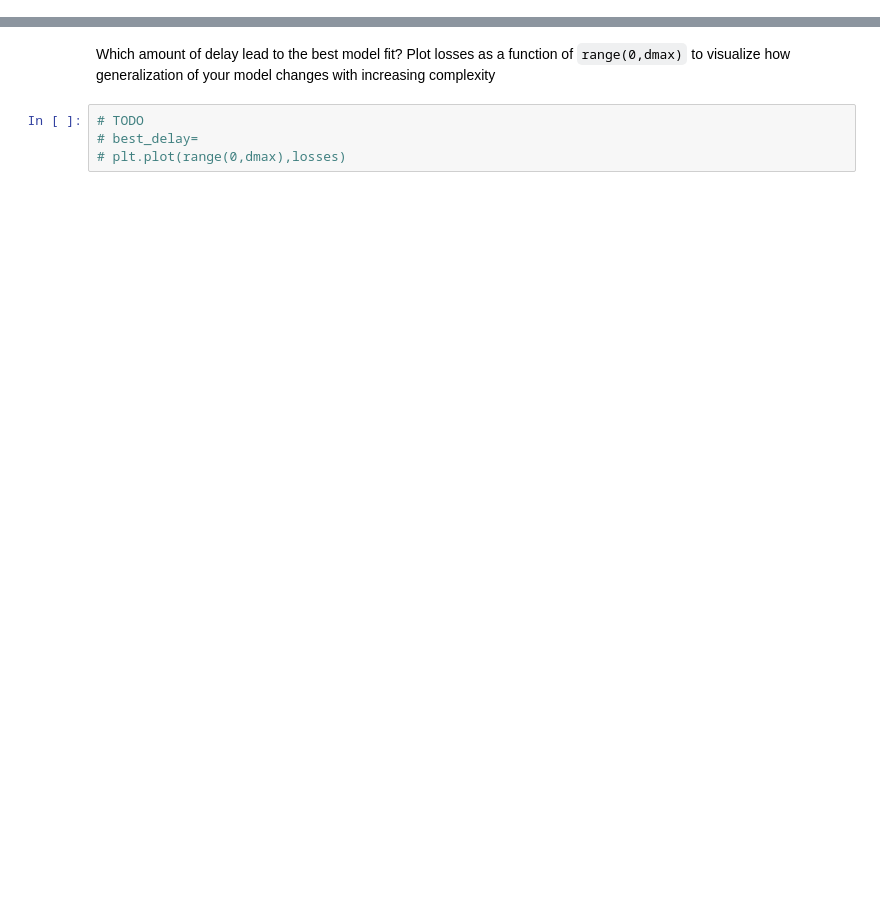
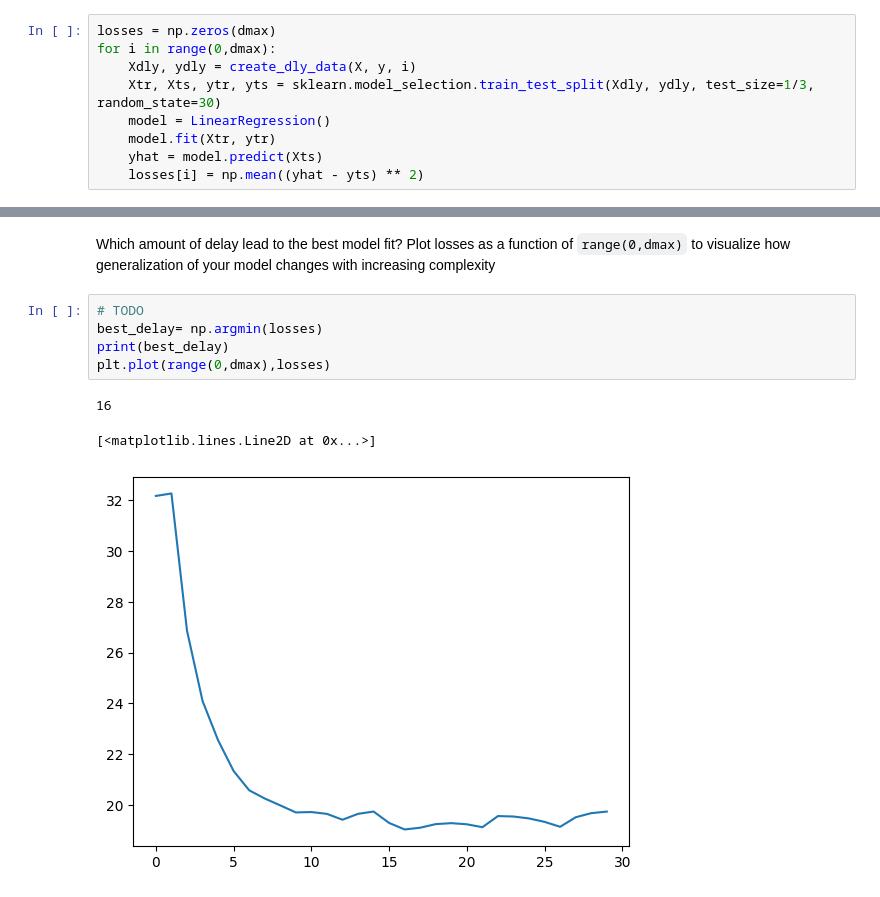
Before and after one commit to ivanearisty/obsidian, a Jupyter notebook: Classes + Uni/Machine Learning/demos/Lab2.2.iae225.ipynb, the cells around one changed output, grey strips where cells are left out. Drawn from its saved outputs; the diff is of its cells as text; blank space fills up the shorter version.

```diff
--- a/Classes + Uni/Machine Learning/demos/Lab2.2.iae225.ipynb
+++ b/Classes + Uni/Machine Learning/demos/Lab2.2.iae225.ipynb
@@ -241,0 +287,9 @@ Note that for different delay values you should be using a different **subset of
+# %%
+losses = np.zeros(dmax)
+for i in range(0,dmax):
+    Xdly, ydly = create_dly_data(X, y, i)
+    Xtr, Xts, ytr, yts = sklearn.model_selection.train_test_split(Xdly, ydly, test_size=1/3, random_state=30)
+    model = LinearRegression()
+    model.fit(Xtr, ytr)
+    yhat = model.predict(Xts)
+    losses[i] = np.mean((yhat - yts) ** 2)
@@ -243,5 +315,10 @@ Note that for different delay values you should be using a different **subset of
 Which amount of delay lead to the best model fit? Plot losses as a function of `range(0,dmax)` to visualize how generalization of your model changes with increasing complexity
 # %%
 # TODO
-# best_delay=
-# plt.plot(range(0,dmax),losses)
+best_delay= np.argmin(losses)
+print(best_delay)
+plt.plot(range(0,dmax),losses)
+# %% [output]
+16
+[<matplotlib.lines.Line2D at 0x...>]
+[figure, added]
```
Also changed, not shown: parts of 9 cells of this notebook.
